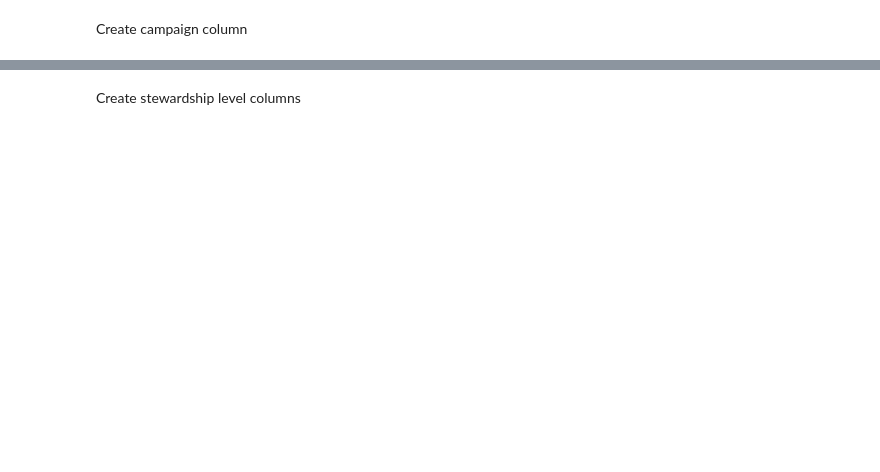
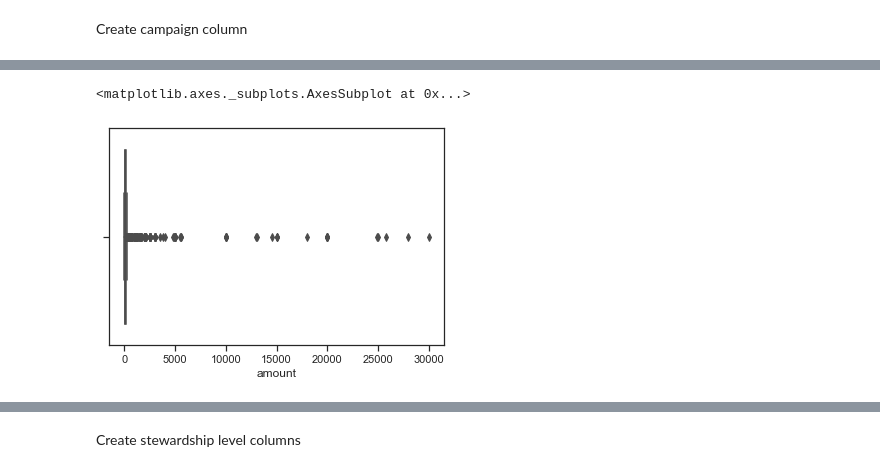
Before and after one commit to GMSmith3/rtp, a Jupyter notebook: RTP_Fundraising_Analytics.ipynb, the cells around one changed output, grey strips where cells are left out. Saved outputs shown, nothing was run; the diff lists cells and outputs as text; code cells hidden in the pictures; blank space fills up the shorter version.

```diff
--- a/RTP_Fundraising_Analytics.ipynb
+++ b/RTP_Fundraising_Analytics.ipynb
@@ -189,5 +530,10 @@ donations.loc[donations['amount']>40000, ['donation_name', 'amount', 'close_date
 # %%
 #Remove the 6 outliers above (those above 40k) as well as donations marked stage == 'Refunded'
 less_max = donations[(donations['amount']<40000) & (donations['donation_record_type'] != 'Pledge')]
+# %%
+sns.boxplot(x=less_max['amount'])
+# %% [output]
+<matplotlib.axes._subplots.AxesSubplot at 0x...>
+[figure, added]
 # %%
 less_max_scatter = less_max.plot.scatter('close_date', 'amount')
```
Also changed, not shown: parts of 235 cells of this notebook.
